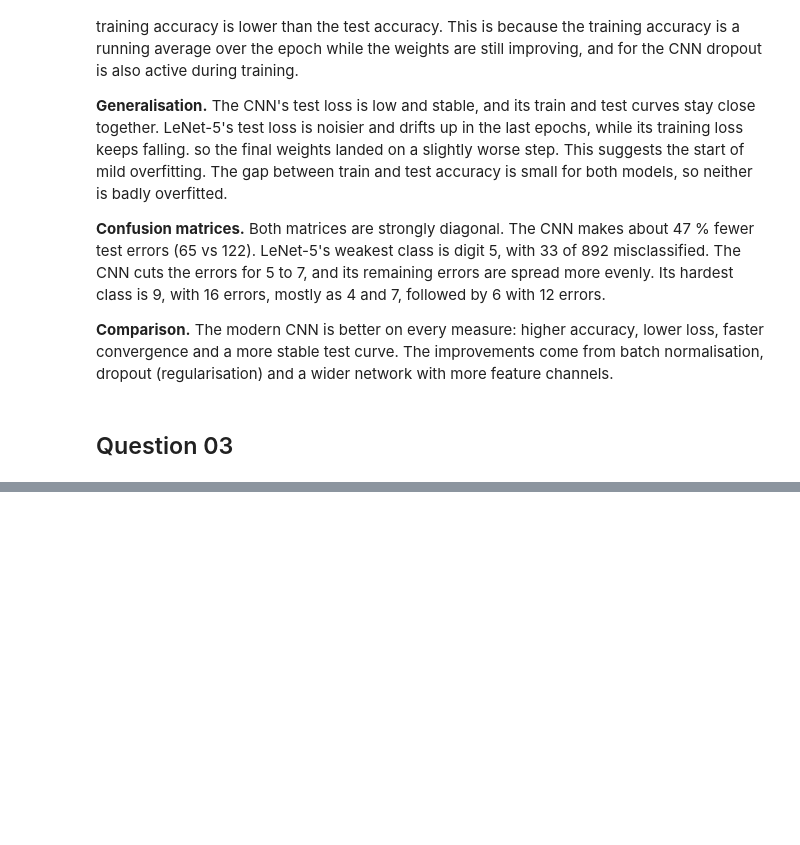
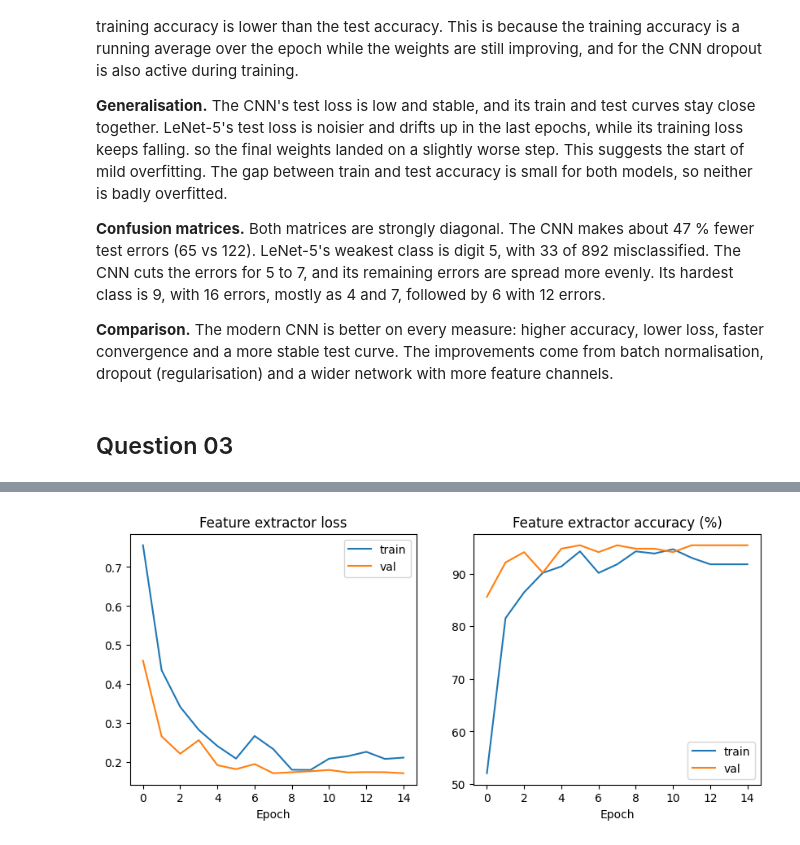
Before and after one commit to himashafdo/EN3160-A03, a Jupyter notebook: 230186E_a03.ipynb, the cells around one changed output, grey strips where cells are left out. Saved outputs shown, nothing was run; the diff lists cells and outputs as text; code cells hidden in the pictures; blank space fills up the shorter version.

```diff
--- a/230186E_a03.ipynb
+++ b/230186E_a03.ipynb
@@ -353,0 +454,13 @@ Both models were trained on MNIST for 10 epochs under identical conditions (cros
+# %%
+#(b)
+model_fe = models.resnet18(weights=models.ResNet18_Weights.DEFAULT)
+for p in model_fe.parameters():
+    p.requires_grad = False
+model_fe.fc = nn.Linear(model_fe.fc.in_features, 2)
+
+opt_fe = optim.SGD(model_fe.fc.parameters(), lr=0.001, momentum=0.9)
+sched_fe = lr_scheduler.StepLR(opt_fe, step_size=7, gamma=0.1)
+
+hist_fe, time_fe = train_tl(model_fe, opt_fe, sched_fe, epochs=15)
+plot_tl(hist_fe, 'Feature extractor')
+# %% [output]
@@ -353,0 +483 @@ Both models were trained on MNIST for 10 epochs under identical conditions (cros
+[figure, added]
```
Also changed, not shown: parts of 6 cells of this notebook, 2 other files.
